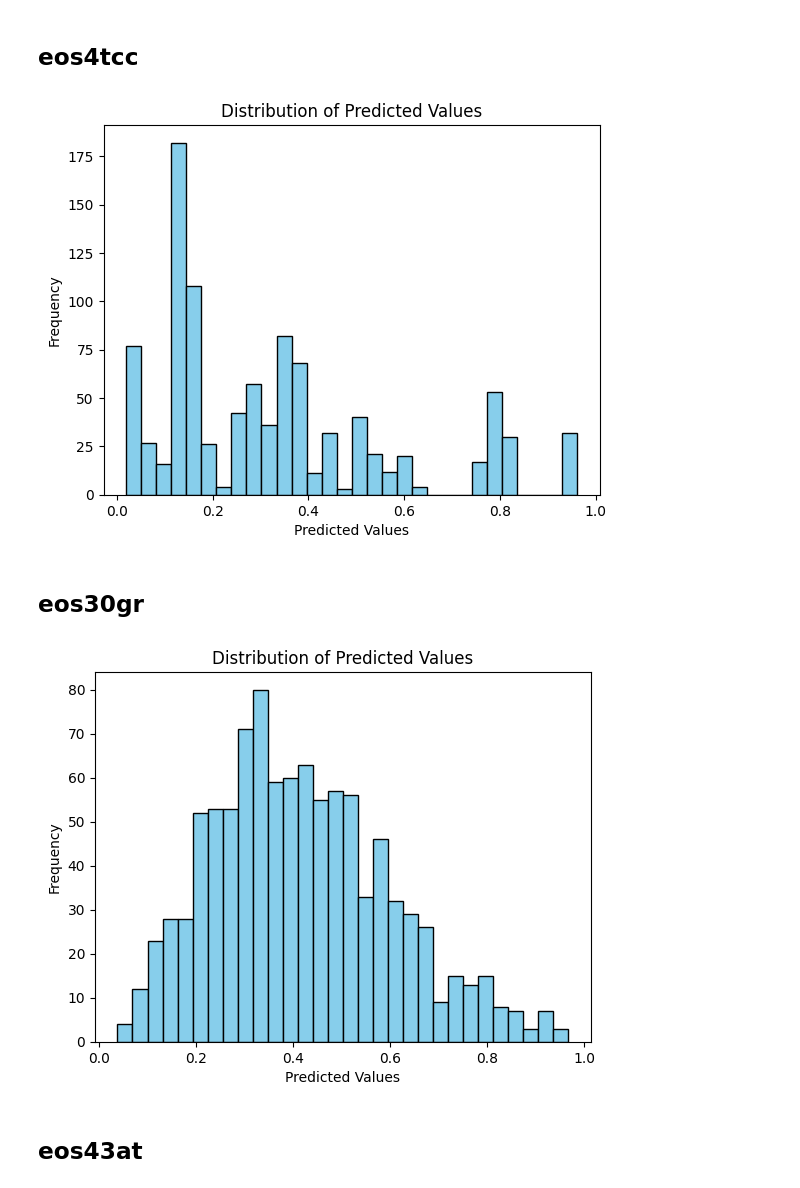
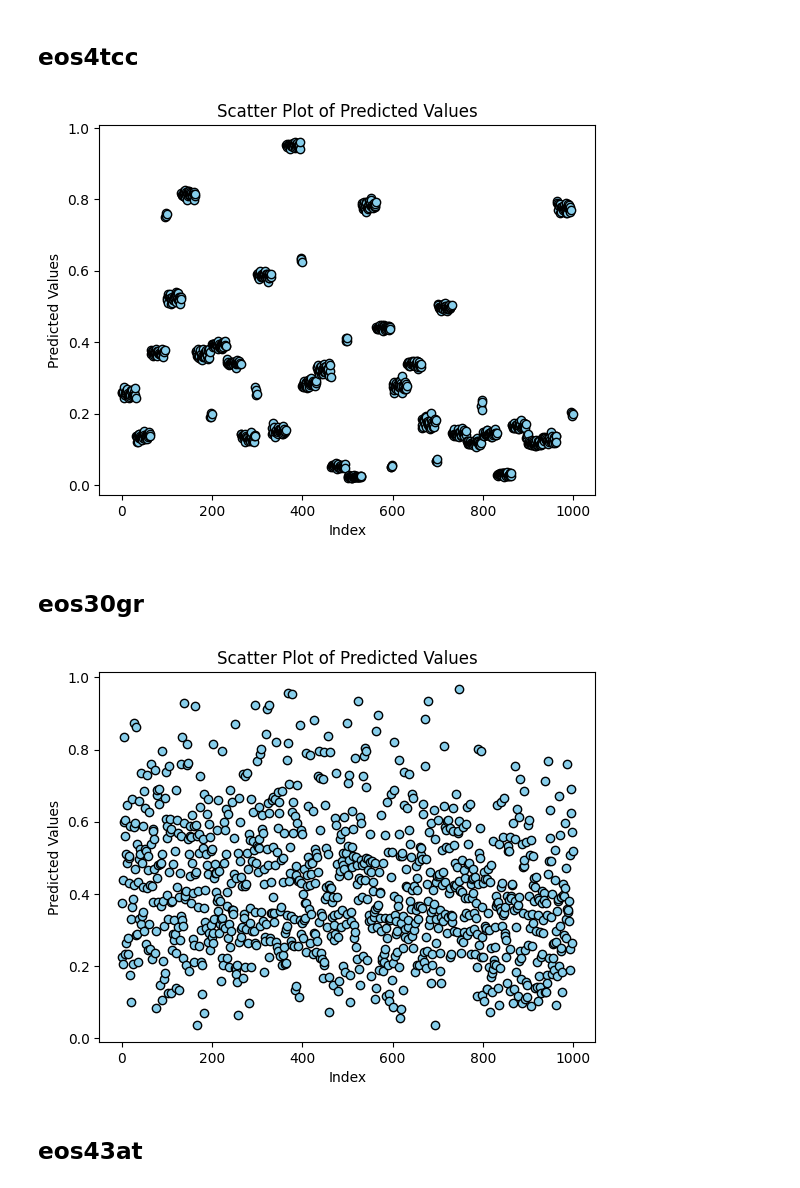
Before and after one commit to ersilia-os/model-validations, a Jupyter notebook: hERG/notebooks/02_model_bias.ipynb, the cells around one changed output. Saved outputs shown, nothing was run; the diff lists cells and outputs as text; code cells hidden in the pictures.

```diff
--- a/hERG/notebooks/02_model_bias.ipynb
+++ b/hERG/notebooks/02_model_bias.ipynb
@@ -42,43 +27,19 @@ plt.show()
 # %% [markdown]
 ## eos4tcc
 # %%
-# Read the CSV file into a pandas DataFrame
-predictions_df = pd.read_csv(os.path.join(DATAPATH,"bias_predictions", "bias_predictions_eos4tcc.csv"))
-
-prediction_column = 'score'
-
-# Plotting the histogram
-plt.hist(predictions_df[prediction_column], bins=30, color='skyblue', edgecolor='black')
-
-# Adding labels and title
-plt.xlabel('Predicted Values')
-plt.ylabel('Frequency')
-plt.title('Distribution of Predicted Values')
-
-# Showing plot
-plt.show()
+file_path = os.path.join(DATAPATH, "bias_predictions", "bias_predictions_eos4tcc.csv")
+column_name = 'score'
+plot_scatter_from_csv(file_path, column_name)
 # %% [output]
-[figure, old version]
+[figure, new version]
 # %% [markdown]
 ## eos30gr
 # %%
-# Read the CSV file into a pandas DataFrame
-predictions_df = pd.read_csv(os.path.join(DATAPATH,"bias_predictions", "bias_predictions_eos30gr.csv"))
-
-prediction_column = 'activity10'
-
-# Plotting the histogram
-plt.hist(predictions_df[prediction_column], bins=30, color='skyblue', edgecolor='black')
-
-# Adding labels and title
-plt.xlabel('Predicted Values')
-plt.ylabel('Frequency')
-plt.title('Distribution of Predicted Values')
-
-# Showing plot
-plt.show()
+file_path = os.path.join(DATAPATH, "bias_predictions", "bias_predictions_eos30gr.csv")
+column_name = 'activity10'
+plot_scatter_from_csv(file_path, column_name)
 # %% [output]
-[figure, old version]
+[figure, new version]
 # %% [markdown]
 ## eos43at
 # %%
```
Also changed, not shown: parts of 4 cells of this notebook, 11 other files.
